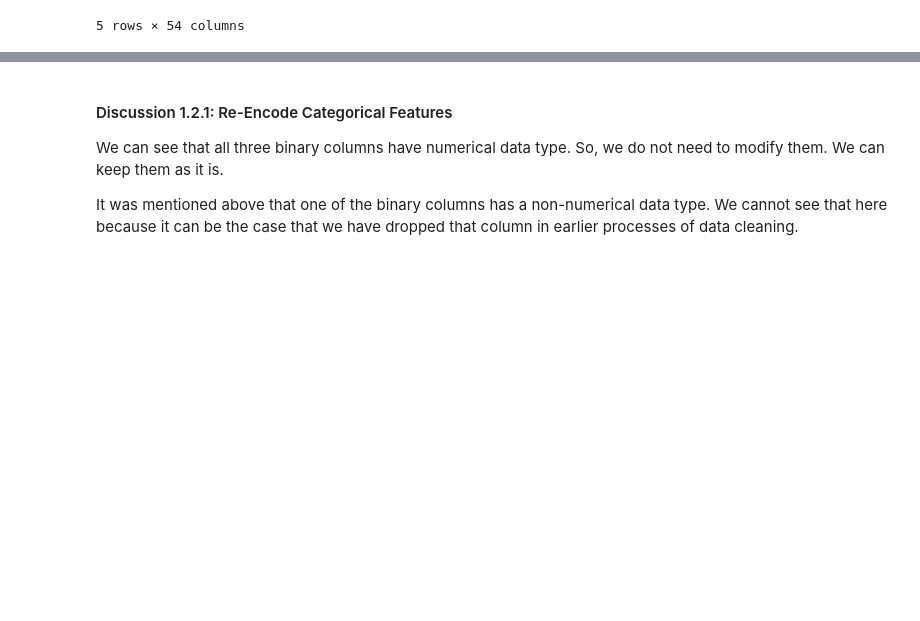
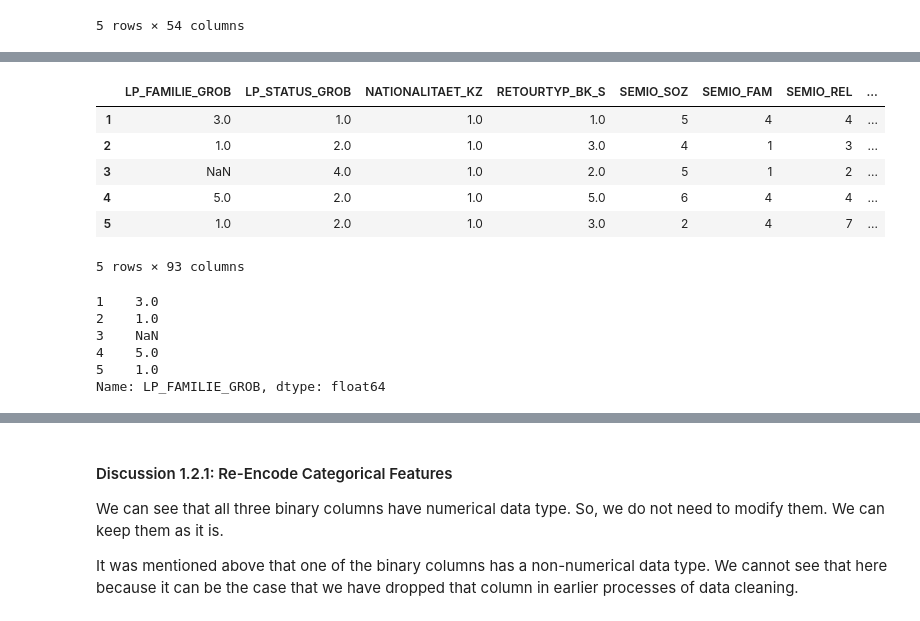
Before and after one commit to sanjeevai/customer_segments_arvato, a Jupyter notebook: Identify_Customer_Segments.ipynb, the cells around one changed output, grey strips where cells are left out. Saved outputs shown, nothing was run; the diff lists cells and outputs as text; code cells hidden in the pictures; blank space fills up the shorter version.

```diff
--- a/Identify_Customer_Segments.ipynb
+++ b/Identify_Customer_Segments.ipynb
@@ -1161 +1273,22 @@ cat_non_binary.head()
+# %%
+cat_non_binary[["health_typ_critically_reserved", "health_typ_sanitary_affine", "health_typ_jaunty_hedonists"]] = pd.get_dummies(cat_non_binary["HEALTH_TYP"])
+cat_non_binary.drop("HEALTH_TYP", axis = 1, inplace = True)
+cat_non_binary.head()
+# %% [output]
+|  | LP_FAMILIE_GROB | LP_STATUS_GROB | NATIONALITAET_KZ | RETOURTYP_BK_S | SEMIO_SOZ | SEMIO_FAM | SEMIO_REL | ... |
+| 1 | 3.0 | 1.0 | 1.0 | 1.0 | 5 | 4 | 4 | ... |
+| 2 | 1.0 | 2.0 | 1.0 | 3.0 | 4 | 1 | 3 | ... |
+| 3 | NaN | 4.0 | 1.0 | 2.0 | 5 | 1 | 2 | ... |
+| 4 | 5.0 | 2.0 | 1.0 | 5.0 | 6 | 4 | 4 | ... |
+| 5 | 1.0 | 2.0 | 1.0 | 3.0 | 2 | 4 | 7 | ... |
+5 rows × 93 columns
+# %%
+cat_non_binary['LP_FAMILIE_GROB'].head()
+# %% [output]
+1    3.0
+2    1.0
+3    NaN
+4    5.0
+5    1.0
+Name: LP_FAMILIE_GROB, dtype: float64
 # %%
```
Also changed, not shown: parts of 12 cells of this notebook.
